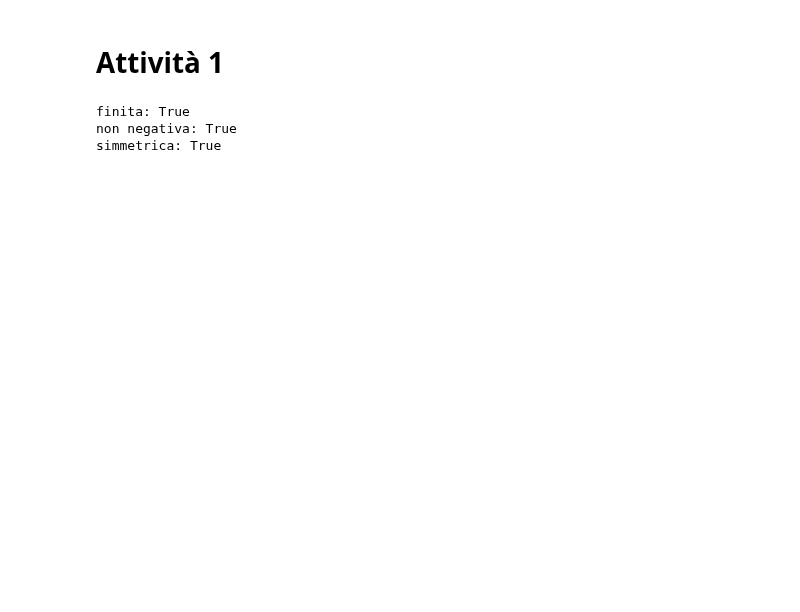
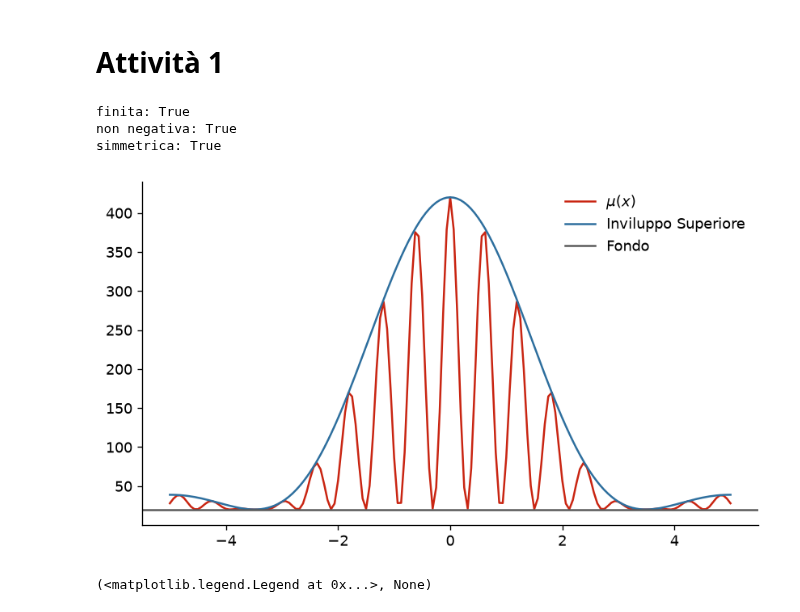
Before and after one commit to tommasomichelini/labemo, a Jupyter notebook: lab1.ipynb, the cells around one changed output. Cells and saved outputs as stored; diff of their text form; code cells hidden in the pictures; blank space fills up the shorter version.

```diff
--- a/lab1.ipynb
+++ b/lab1.ipynb
@@ -22,26 +23,41 @@ plt.rcParams.update({
 # %%
 B = 20
 I0 = 400
 alpha = 0.90
 delta = 5.20
 x_min = -5.0
 x_max = 5.0
 
-points = np.linspace(x_min, x_max, 161)
+x = np.linspace(x_min, x_max, 161)
 
-def envelope(x):
-    return np.sinc(alpha*x/np.pi)**2
+#def envelope(x, alpha):
+ #   return np.sinc(alpha*x/np.pi)**2
 
-def cos2(x):
-    return np.cos(delta*x)**2
+#def C(x, delta):
+ #   return np.cos(delta*x)**2
 
-def mu_function(x):
-    return B + I0 * envelope(x) * cos2(x)
+#def mu_function(x, B, I0, alpha, delta):
+ #   return B + I0 * envelope(x, alpha) * C(x, delta)
 
-print(f"finita: {np.isfinite(mu_function(points)).all()}")
-print(f"non negativa: {(mu_function(points) >= 0).all()}")
-print(f"simmetrica: {np.allclose(mu_function(points), mu_function(points)[::-1])}")
+E = np.sinc(alpha*x/np.pi)**2
+C = np.cos(delta*x)**2
+mu =  B + (I0 * E) * C
+
+print(f"finita: {np.isfinite(mu).all()}")
+print(f"non negativa: {(mu >= 0).all()}")
+print(f"simmetrica: {np.allclose(mu, mu[::-1])}")
+#dimostrare compatibilità con B + I0
+
+plt.plot(x, mu, color=ROSSO, label=r"$\mu(x)$")
+plt.xlabel="x [mm]"
+plt.ylabel="Conteggi"
+plt.plot(x, B + I0 * E, color=AZZURRO, label="Inviluppo Superiore")
+plt.axhline(B, color=GRIGIO, label= "Fondo")
+
+plt.legend(), plt.show()
 # %% [output]
 finita: True
 non negativa: True
 simmetrica: True
+[figure, added]
+(<matplotlib.legend.Legend at 0x...>, None)
```
Also changed, not shown: parts of 5 cells of this notebook.
